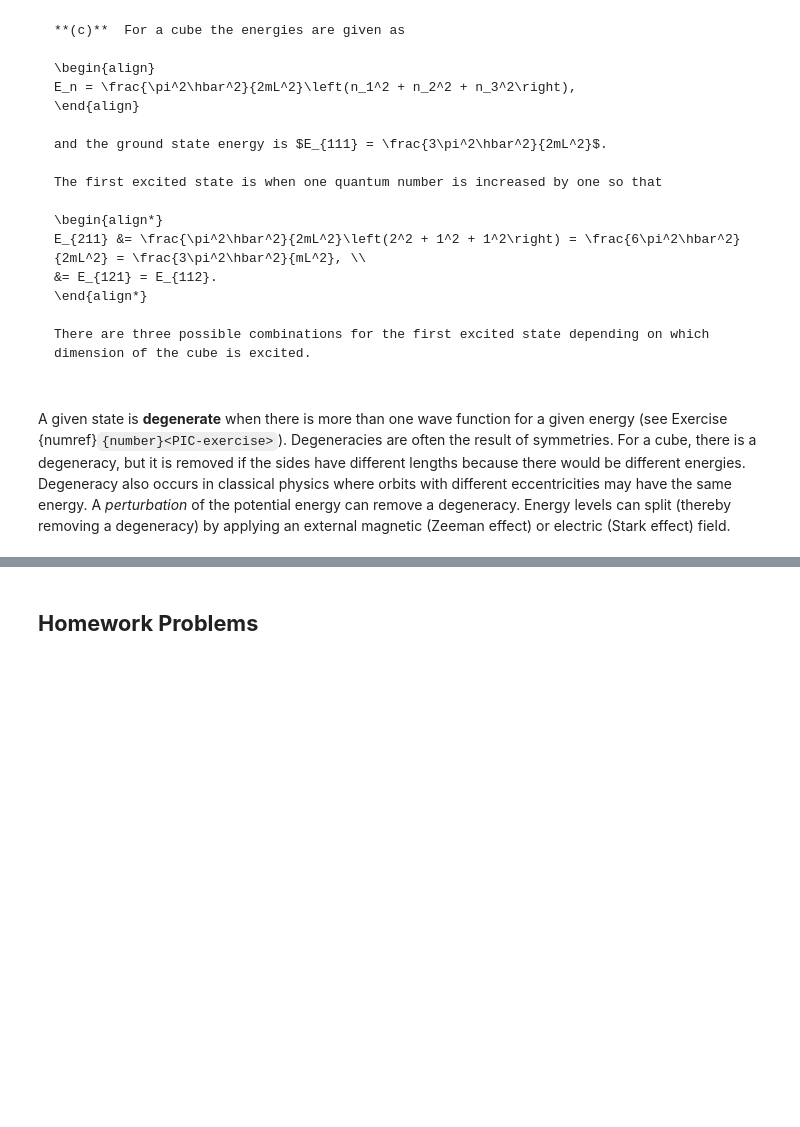
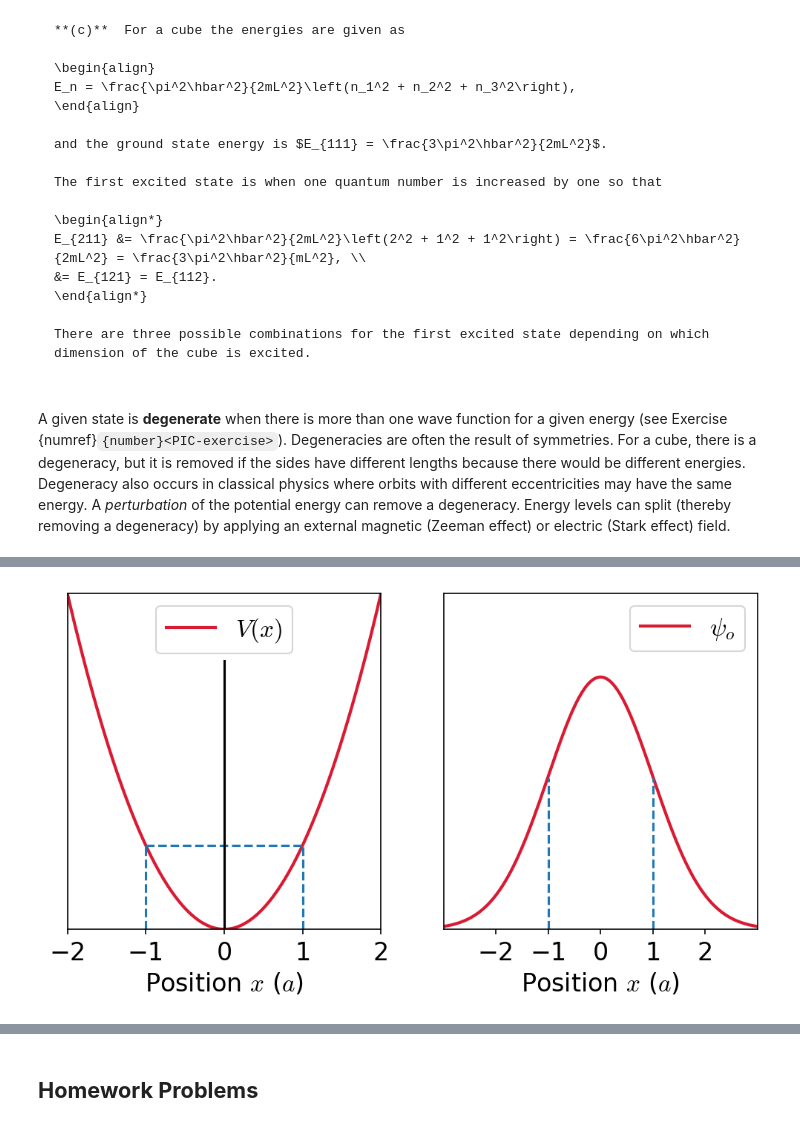
Before and after one commit to saturnaxis/ModernPhysics, a Jupyter notebook: docs/_sources/Chapter_6/quantum-mechanics-part2.ipynb, the cells around one changed output, grey strips where cells are left out. Saved outputs shown, nothing was run; the diff lists cells and outputs as text; code cells hidden in the pictures; blank space fills up the shorter version.

```diff
--- a/docs/_sources/Chapter_6/quantum-mechanics-part2.ipynb
+++ b/docs/_sources/Chapter_6/quantum-mechanics-part2.ipynb
@@ -992,0 +1028,60 @@ A given state is **degenerate** when there is more than one wave function for a
+# %%
+import numpy as np
+import matplotlib.pyplot as plt
+from scipy.special import hermite
+from scipy.constants import m_e
+from myst_nb import glue
+from matplotlib import rcParams
+
+rcParams.update({'font.size': 16})
+rcParams.update({'mathtext.fontset': 'cm'})
+
+def SHO_potential(x):
+    #calculate the SHO potential
+    return 0.5*kappa*x**2
+
+def SHO_wave_func(n,x):
+    #calculate the SHO wave function
+    A = (alpha/np.pi)**0.25
+    if n == 0:
+        return A*np.exp(-alpha*x**2/2)
+
+alpha  = 1. #Assume alpha = 10 --> kappa = hbar^2/m
+kappa = hbar**2*alpha**2/m_e
+omega = np.sqrt(kappa/m_e)
+a = np.sqrt(hbar*omega/kappa) #width of the potential at E_o
+
+fs = 'medium'
+lw = 2
+col = (218/256., 26/256., 50/256.)
+
+fig = plt.figure(figsize=(8,4),dpi=150)
+ax1 = fig.add_subplot(121)
+ax2 = fig.add_subplot(122)
+
+x = np.arange(-3*a,3*a,a/40.)
+ax1.plot(x/a,SHO_potential(x)/(hbar*omega),'-',color=col,lw=lw,label='$V(x)$')
+ax1.axhline(0.5,0.25,0.75,linestyle='--',lw=1.5)
+ax1.axvline(-1,0,0.25,linestyle='--',lw=1.5)
+ax1.axvline(1,0,0.25,linestyle='--',lw=1.5)
+ax1.axvline(0,0,0.8,linestyle='-',color='k',lw=1.5)
+ax1.legend(loc='best',fontsize=fs)
+
+ax2.plot(x/a,SHO_wave_func(0,x),'-',color=col,lw=lw,label='$\psi_o$')
+ax2.axvline(-1,0,0.45,linestyle='--',lw=1.5)
+ax2.axvline(1,0,0.45,linestyle='--',lw=1.5)
+ax2.legend(loc='best',fontsize=fs)
+
+ax1.set_ylim(0,2)
+ax1.set_xlim(-2,2)
+ax1.set_xlabel("Position $x$ ($a$)",fontsize=fs)
+ax1.set_yticks([])
+
+ax2.set_ylim(0,1.)
+ax2.set_xlim(-3,3)
+ax2.set_xlabel("Position $x$ ($a$)",fontsize=fs)
+ax2.set_xticks(range(-2,3))
+ax2.set_yticks([])
+
+glue("SHO_fig", fig, display=False);
+# %% [output]
@@ -992,0 +1089 @@ A given state is **degenerate** when there is more than one wave function for a
+[figure, added]
```
Also changed, not shown: parts of 18 cells of this notebook, 12 other files.
